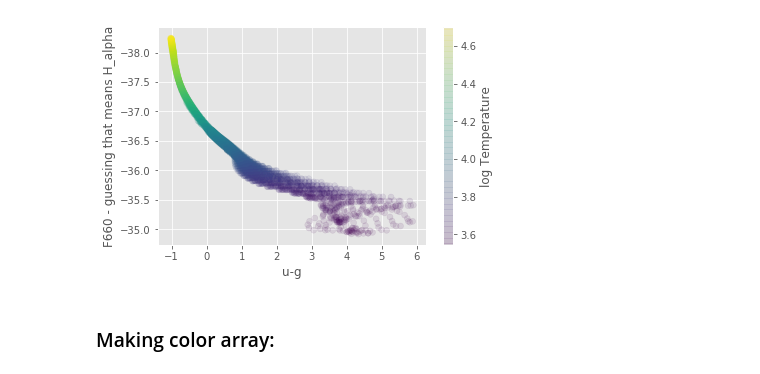
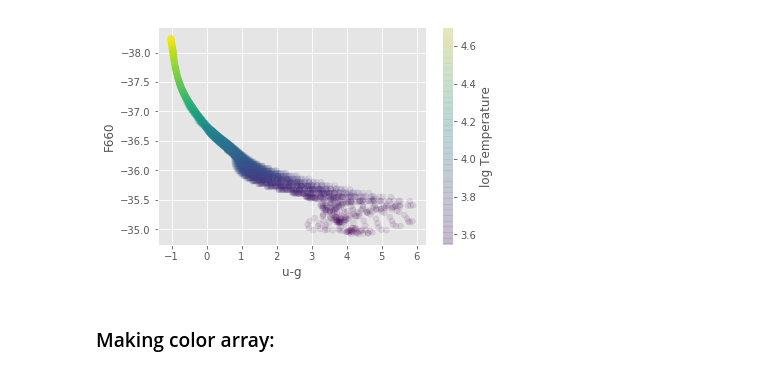
Before and after one commit to yoachim/LSST_narrowband, a Jupyter notebook: KDtrees_stuff.ipynb, the cells around one changed output. Drawn from its saved outputs; the diff is of its cells as text; code cells hidden in the pictures.

```diff
--- a/KDtrees_stuff.ipynb
+++ b/KDtrees_stuff.ipynb
@@ -30,15 +30,15 @@ plt.style.use('ggplot')
 # %%
 # Plotting one of the narrowbands to make sure it's all loaded in right.
 
 plt.scatter(model_atm_mags['u']-model_atm_mags['r'],model_atm_mags['F660'],
             c=np.log10(model_atm_mags['Teff']), alpha=.1)
 cb = plt.colorbar()
 cb.set_label('log Temperature')
 plt.gca().invert_yaxis()
 plt.xlabel('u-g')
-plt.ylabel('F660 - guessing that means H_alpha');
+plt.ylabel('F660');
 # %% [output]
-[figure, old version]
+[figure, new version]
 # %% [markdown]
 ### Making color array:
 # %%
```
Also changed, not shown: parts of 7 cells of this notebook, 4 other files.
